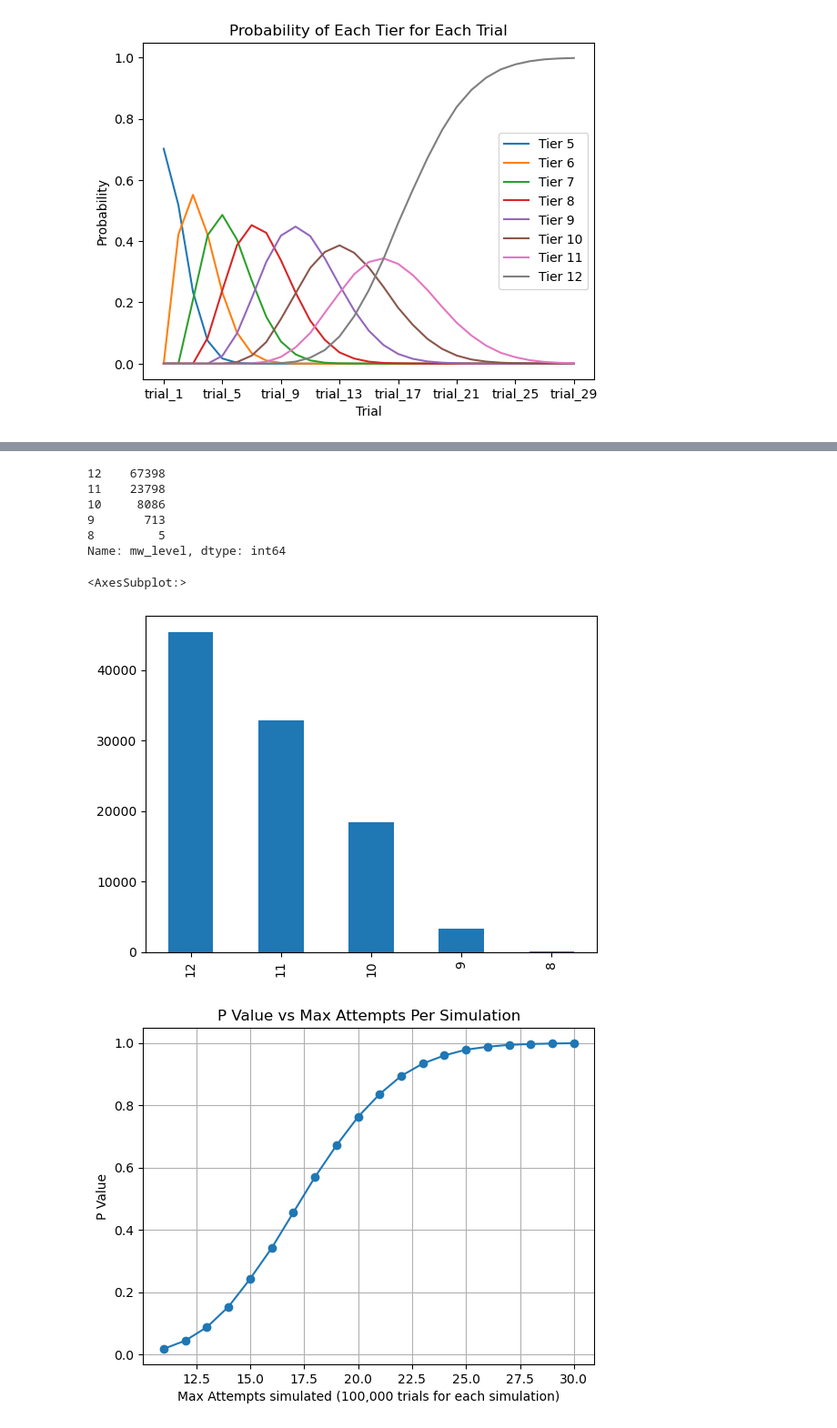
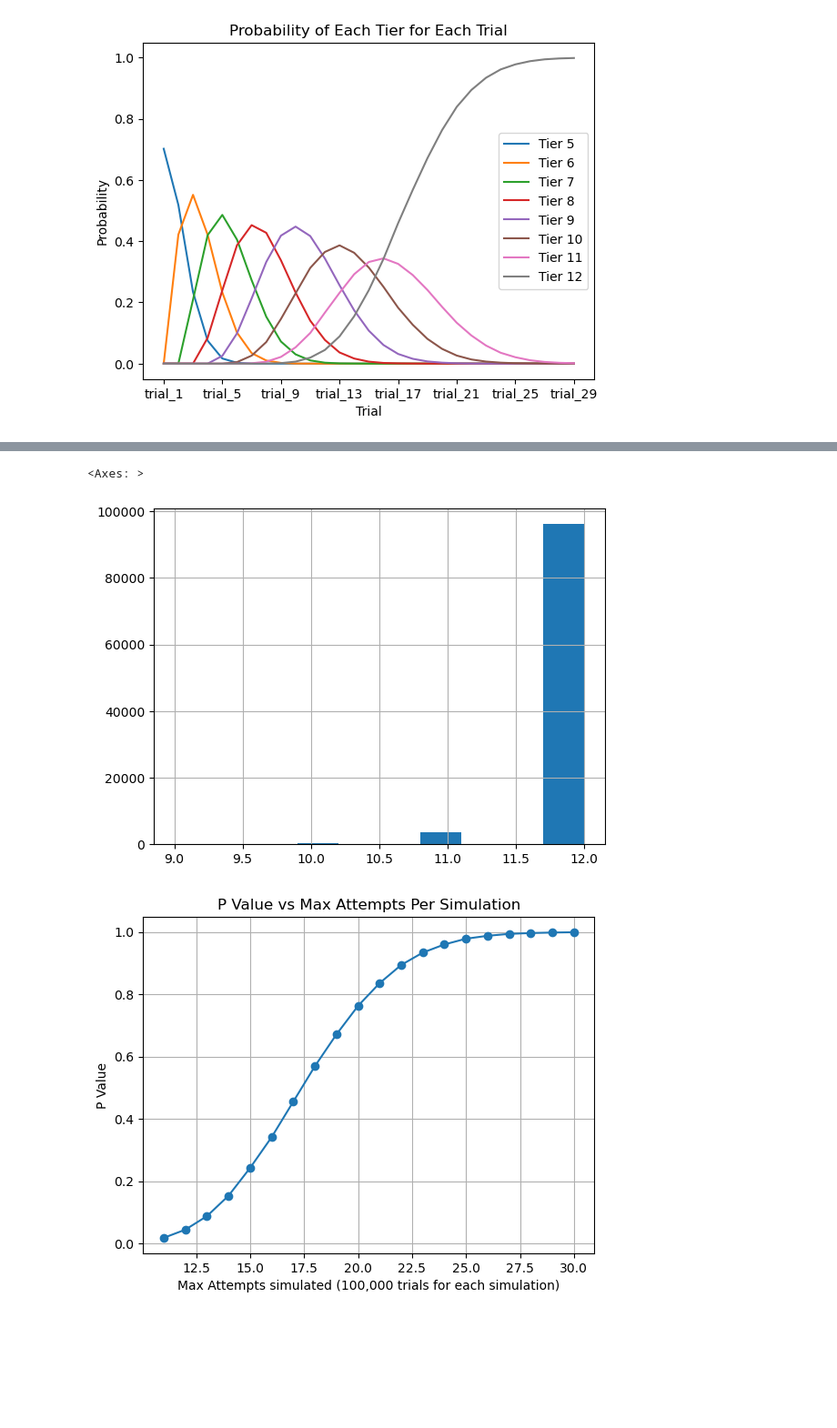
Before and after one commit to terpyPy/D4-Monte-Carlo, a Jupyter notebook: sim_results_nb.ipynb, the cells around one changed output, grey strips where cells are left out. Shown at 91% size. Drawn from its saved outputs; the diff is of its cells as text; code cells hidden in the pictures; blank space fills up the shorter version.

```diff
--- a/sim_results_nb.ipynb
+++ b/sim_results_nb.ipynb
@@ -8,20 +7,24 @@ import re
 import pandas as pd
 import numpy as np
 # %%
-def load_plk_results(filename):
+def load_plk_results(filename, directory=''):
     # Ensure filename is just a filename, not a path
     filename = os.path.basename(filename)
+    if directory == '':
 
-    # Construct the full path safely
-    full_path = os.path.join(os.getcwd(), filename)
+        # Construct the full path safely
+        full_path = os.path.join(os.getcwd(), filename)
+
+    else:
+        full_path = os.path.join(os.getcwd(), directory+"\\"+filename)
 
     with open(full_path, 'rb') as f:
         results = pickle.load(f)
     return results
 # %%
-# test the function
-filename = 'results.pkl'
+# test laoding the results
+filename = 'results_0.pkl'
 results = load_plk_results(filename)
 # flatten the results
 # results = sum(results, [])
-results
+# results
@@ -46,5 +39,6 @@ results
 # %%
-# find all pkl files in the current directory with _1, _2, _3, etc.
-pkl_files = glob.glob('*_*.pkl')
-pkl_files
+# find all pkl files in the run_n directory with _1, _2, _3, etc.
+pkl_in_dir = glob.glob('run_2/*_*.pkl')
+pkl_in_dir.sort(key=lambda x: int(re.search('results_(\d+)', x).group(1)))
+pkl_in_dir
 # %% [output]
@@ -71,8 +64,10 @@ pkl_files.sort(key=lambda x: int(re.search('_(\d+)', x).group(1)))
 # %%
 # make a dataframe of columns "trial_n": results_n
 results_df = pd.DataFrame()
-for pkl_file in pkl_files:
-    results = load_plk_results(pkl_file)
+for pkl_file in pkl_in_dir:
+    # split the filename and directory
+    directory, pkl_file = os.path.split(pkl_file)
+    results = load_plk_results(pkl_file, directory)
 
     trial_num = re.search(r'_(\d+).pkl', pkl_file).group(1)
     results_df['trial_'+trial_num] = results
@@ -200,16 +169,7 @@ df
-# %%
-df.mw_level.value_counts()
-# %% [output]
-12    67398
-11    23798
-10     8086
-9       713
-8         5
-Name: mw_level, dtype: int64
 # %%
 # graph the results
-df.mw_level.value_counts().plot(kind='bar')
+results_df.trial_24.hist()
 # %% [output]
-<AxesSubplot:>
+<Axes: >
-[figure, old version]
+[figure, new version]
 # %%
```
Also changed, not shown: parts of 19 cells of this notebook, 30 other files.
